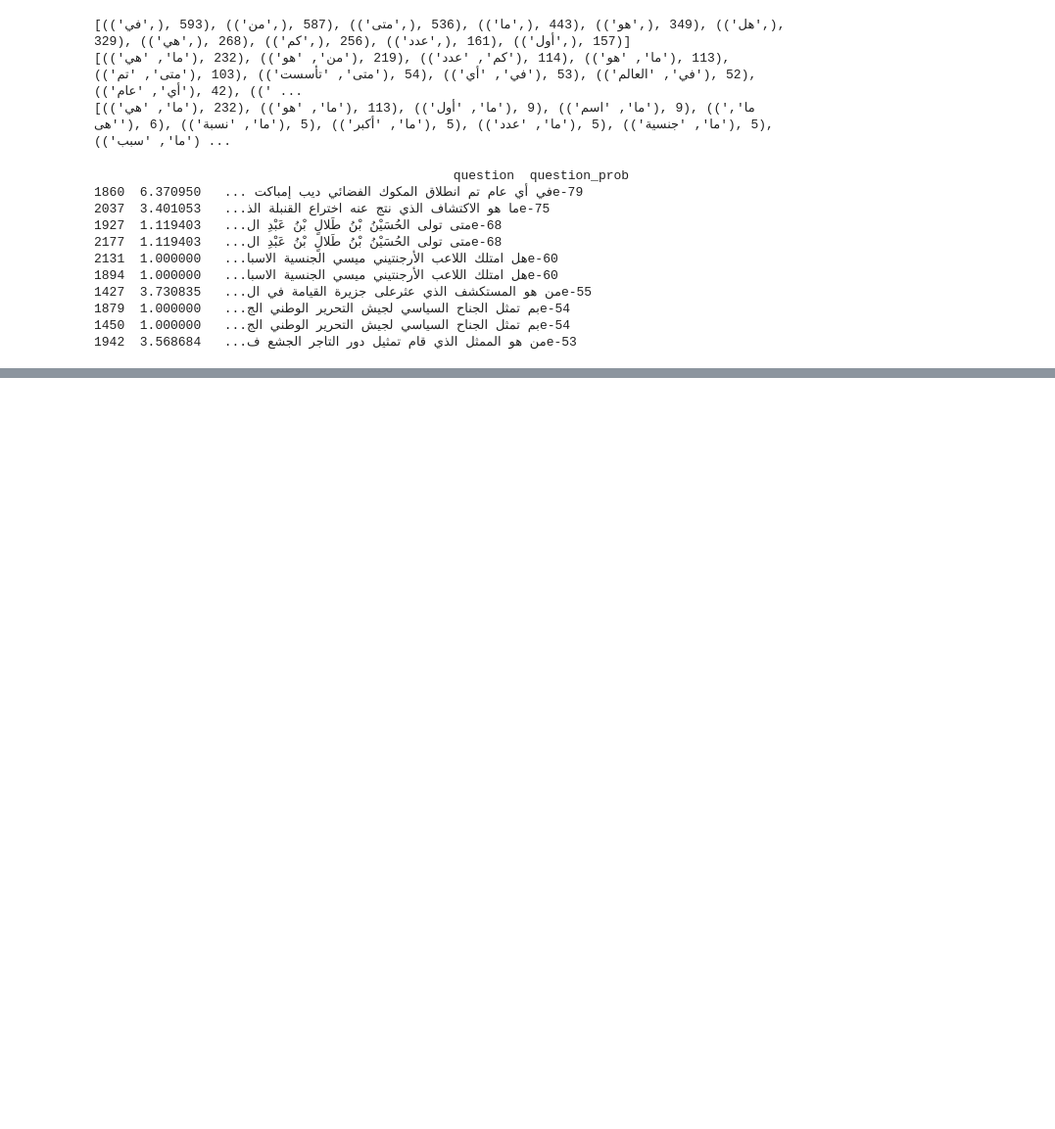
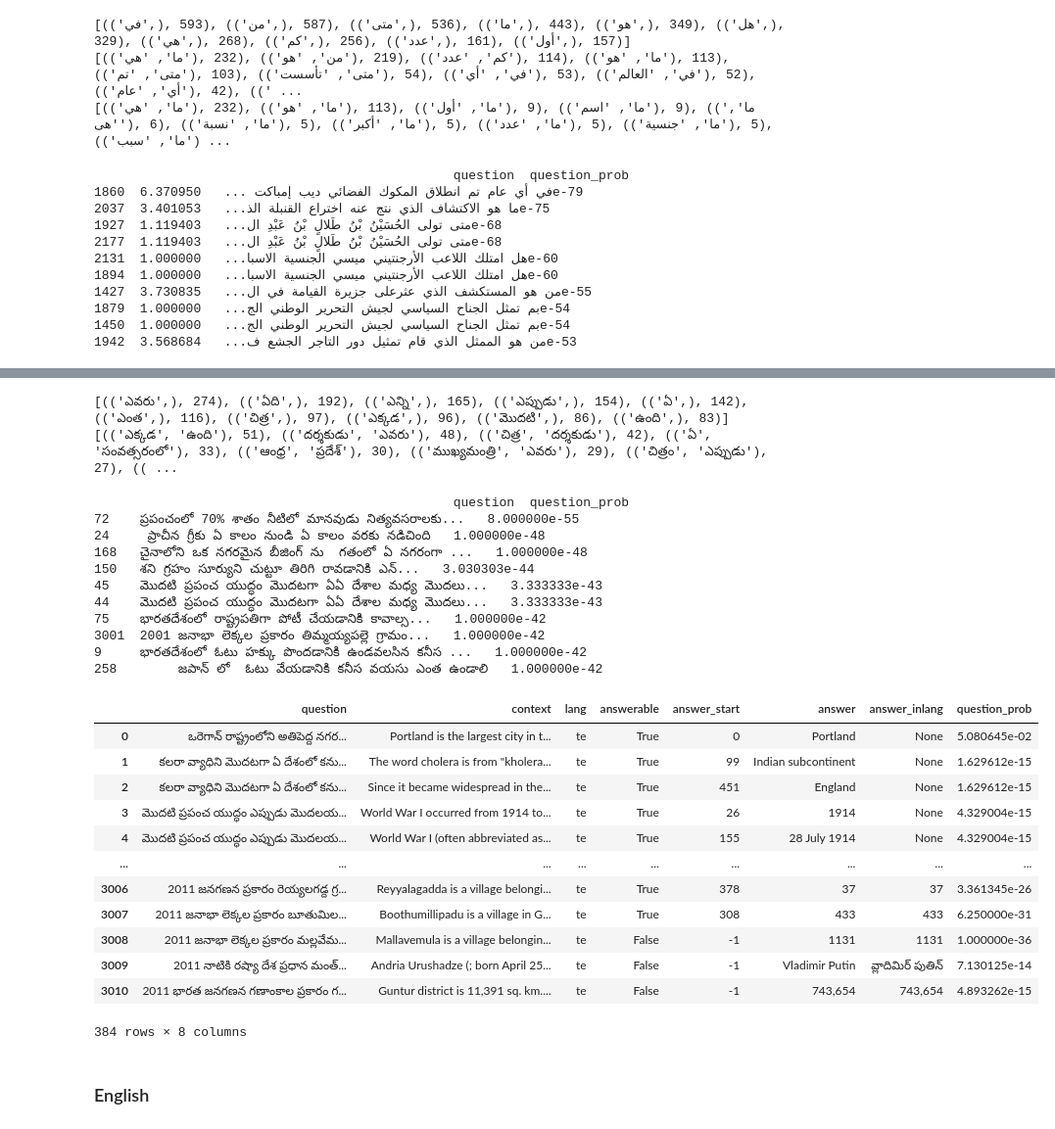
Before and after one commit to nygaardlarsen/NLP-Project, a Jupyter notebook: NLP.ipynb, the cells around one changed output, grey strips where cells are left out. Shown: that part at 98% size. Drawn from its saved outputs; the diff is of its cells as text; code cells hidden in the pictures; blank space fills up the shorter version.

```diff
--- a/NLP.ipynb
+++ b/NLP.ipynb
@@ -313,0 +383,65 @@ arabicDf_val
+# %%
+# Make a list of all bigrams in arabicDf questions
+allBigrams_telugu = []
+allUnigrams_telugu = []
+for q in teluguDf_train['question']:
+    tokens = nltk.word_tokenize(q)
+    bigrams = list(ngrams(tokens, 2))
+    unigrams = list(ngrams(tokens, 1))
+    allBigrams_telugu.extend(bigrams)
+    allUnigrams_telugu.extend(unigrams)
+
+unigram_fd_te = FreqDist(allUnigrams_telugu)
+bigram_fd_te = FreqDist(allBigrams_telugu)
+print(unigram_fd_te.most_common(10))
+print(bigram_fd_te.most_common(10))
+cfdist_telugu = ConditionalFreqDist((bigram[0], bigram) for bigram in allBigrams_telugu)
+# %% [output]
+[(('ఎవరు',), 274), (('ఏది',), 192), (('ఎన్ని',), 165), (('ఎప్పుడు',), 154), (('ఏ',), 142), (('ఎంత',), 116), (('చిత్ర',), 97), (('ఎక్కడ',), 96), (('మొదటి',), 86), (('ఉంది',), 83)]
+[(('ఎక్కడ', 'ఉంది'), 51), (('దర్శకుడు', 'ఎవరు'), 48), (('చిత్ర', 'దర్శకుడు'), 42), (('ఏ', 'సంవత్సరంలో'), 33), (('ఆంధ్ర', 'ప్రదేశ్'), 30), (('ముఖ్యమంత్రి', 'ఎవరు'), 29), (('చిత్రం', 'ఎప్పుడు'), 27), (( ...
+# %%
+def question_probability(question, unigram_fd, bigram_fd):
+    tokens = nltk.word_tokenize(question)
+    bigrams = list(ngrams(tokens, 2))
+    prob = 1.0
+    for bigram in bigrams:
+        bigram_count = bigram_fd[bigram]
+        unigram_count = unigram_fd[(bigram[0],)]
+        if unigram_count > 0 and bigram_count > 0:
+            prob *= bigram_count / unigram_count
+        else:
+            prob *= 1e-6
+    return prob
+
+teluguDf_val['question_prob'] = teluguDf_val['question'].apply(lambda q: question_probability(q, unigram_fd_te, bigram_fd_te))
+
+print(teluguDf_val[['question', 'question_prob']].sort_values(by='question_prob').head(10))
+
+teluguDf_val
+# %% [output]
+                                               question  question_prob
+72    ప్రపంచంలో 70% శాతం నీటిలో మానవుడు నిత్యవసరాలకు...   8.000000e-55
+24     ప్రాచీన గ్రీకు ఏ కాలం నుండి ఏ కాలం వరకు నడిచింది   1.000000e-48
+168   చైనాలోని ఒక నగరమైన బీజింగ్ ను  గతంలో ఏ నగరంగా ...   1.000000e-48
+150   శని గ్రహం సూర్యుని చుట్టూ తిరిగి రావడానికి ఎన్...   3.030303e-44
+45    మొదటి ప్రపంచ యుద్ధం మొదటగా ఏఏ దేశాల మధ్య మొదలు...   3.333333e-43
+44    మొదటి ప్రపంచ యుద్ధం మొదటగా ఏఏ దేశాల మధ్య మొదలు...   3.333333e-43
+75    భారతదేశంలో రాష్ట్రపతిగా పోటీ చేయడానికి కావాల్స...   1.000000e-42
+3001  2001 జనాభా లెక్కల ప్రకారం తిమ్మయ్యపల్లె గ్రామం...   1.000000e-42
+9     భారతదేశంలో ఓటు హక్కు పొందడానికి ఉండవలసిన కనీస ...   1.000000e-42
+258        జపాన్ లో  ఓటు వేయడానికి కనీస వయసు ఎంత ఉండాలి   1.000000e-42
+|  | question | context | lang | answerable | answer_start | answer | answer_inlang | question_prob |
+| 0 | ఒరెగాన్ రాష్ట్రంలోని అతిపెద్ద నగర... | Portland is the largest city in t... | te | True | 0 | Portland | None | 5.080645e-02 |
+| 1 | కలరా వ్యాధిని మొదటగా ఏ దేశంలో కను... | The word cholera is from "kholera... | te | True | 99 | Indian subcontinent | None | 1.629612e-15 |
+| 2 | కలరా వ్యాధిని మొదటగా ఏ దేశంలో కను... | Since it became widespread in the... | te | True | 451 | England | None | 1.629612e-15 |
+| 3 | మొదటి ప్రపంచ యుద్ధం ఎప్పుడు మొదలయ... | World War I occurred from 1914 to... | te | True | 26 | 1914 | None | 4.329004e-15 |
+| 4 | మొదటి ప్రపంచ యుద్ధం ఎప్పుడు మొదలయ... | World War I (often abbreviated as... | te | True | 155 | 28 July 1914 | None | 4.329004e-15 |
+| ... | ... | ... | ... | ... | ... | ... | ... | ... |
+| 3006 | 2011 జనగణన ప్రకారం రెయ్యలగడ్ద గ్ర... | Reyyalagadda is a village belongi... | te | True | 378 | 37 | 37 | 3.361345e-26 |
+| 3007 | 2011 జనాభా లెక్కల ప్రకారం బూతుమిల... | Boothumillipadu is a village in G... | te | True | 308 | 433 | 433 | 6.250000e-31 |
+| 3008 | 2011 జనాభా లెక్కల ప్రకారం మల్లవేమ... | Mallavemula is a village belongin... | te | False | -1 | 1131 | 1131 | 1.000000e-36 |
+| 3009 | 2011 నాటికి రష్యా దేశ ప్రధాన మంత్... | Andria Urushadze (; born April 25... | te | False | -1 | Vladimir Putin | వ్లాదిమిర్ పుతిన్ | 7.130125e-14 |
+| 3010 | 2011 భారత జనగణన గణాంకాల ప్రకారం గ... | Guntur district is 11,391 sq. km.... | te | False | -1 | 743,654 | 743,654 | 4.893262e-15 |
+384 rows × 8 columns
+# %% [markdown]
+### English
```
Also changed, not shown: parts of 9 cells of this notebook.
